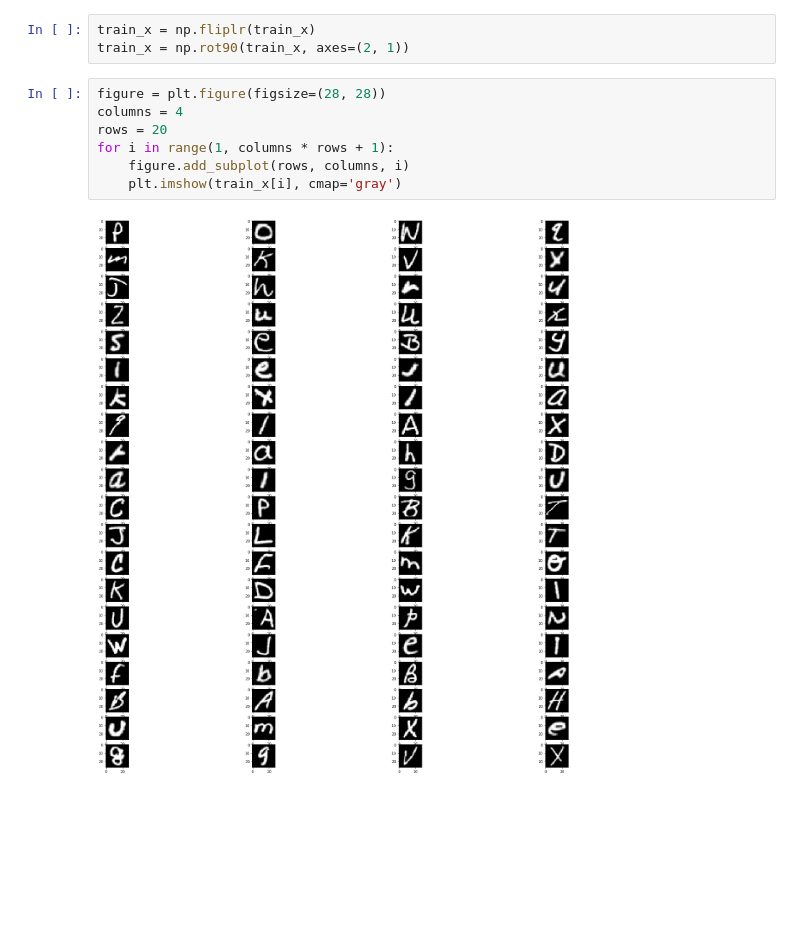
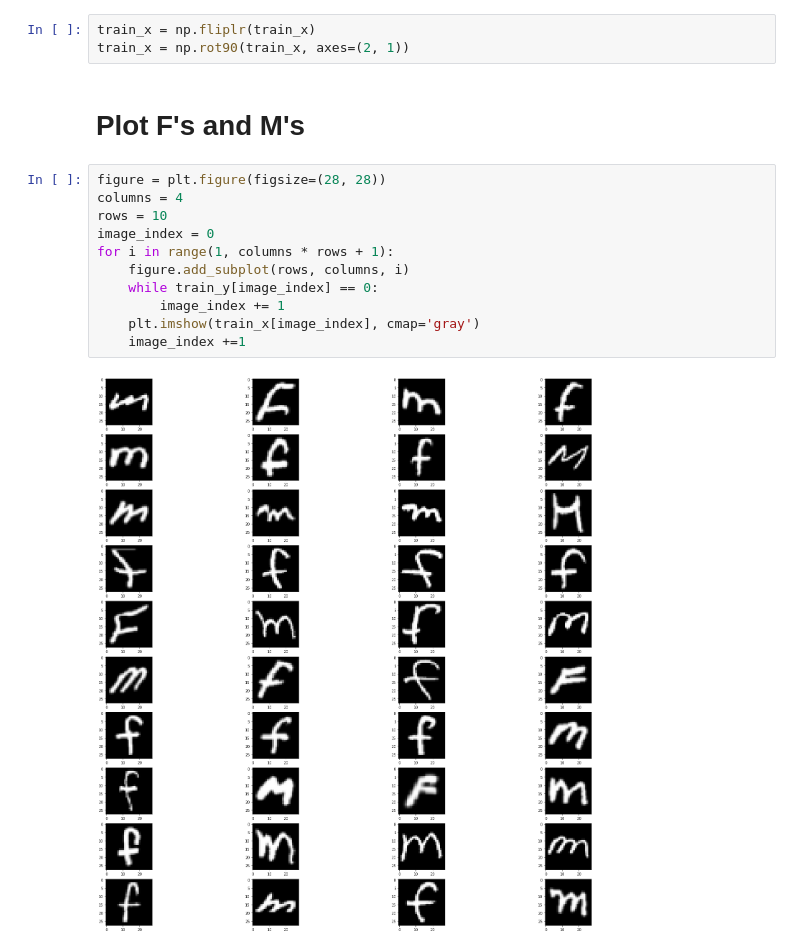
Before and after one commit to tetolab/mofdetector, a Jupyter notebook: mofdetector.ipynb, the cells around one changed output. Saved outputs shown, nothing was run; the diff lists cells and outputs as text; blank space fills up the shorter version.

Commit message:
plot F's and M's

```diff
--- a/mofdetector.ipynb
+++ b/mofdetector.ipynb
@@ -73,12 +74,18 @@ The rot90 function is able to rotate an entire numpy matrix
 # %%
 train_x = np.fliplr(train_x)
 train_x = np.rot90(train_x, axes=(2, 1))
+# %% [markdown]
+# Plot F's and M's
 # %%
 figure = plt.figure(figsize=(28, 28))
 columns = 4
-rows = 20
+rows = 10
+image_index = 0
 for i in range(1, columns * rows + 1):
     figure.add_subplot(rows, columns, i)
-    plt.imshow(train_x[i], cmap='gray')
+    while train_y[image_index] == 0:
+        image_index += 1
+    plt.imshow(train_x[image_index], cmap='gray')
+    image_index +=1
 # %% [output]
-[figure, old version]
+[figure, new version]
```
Also changed, not shown: parts of 2 cells of this notebook.
